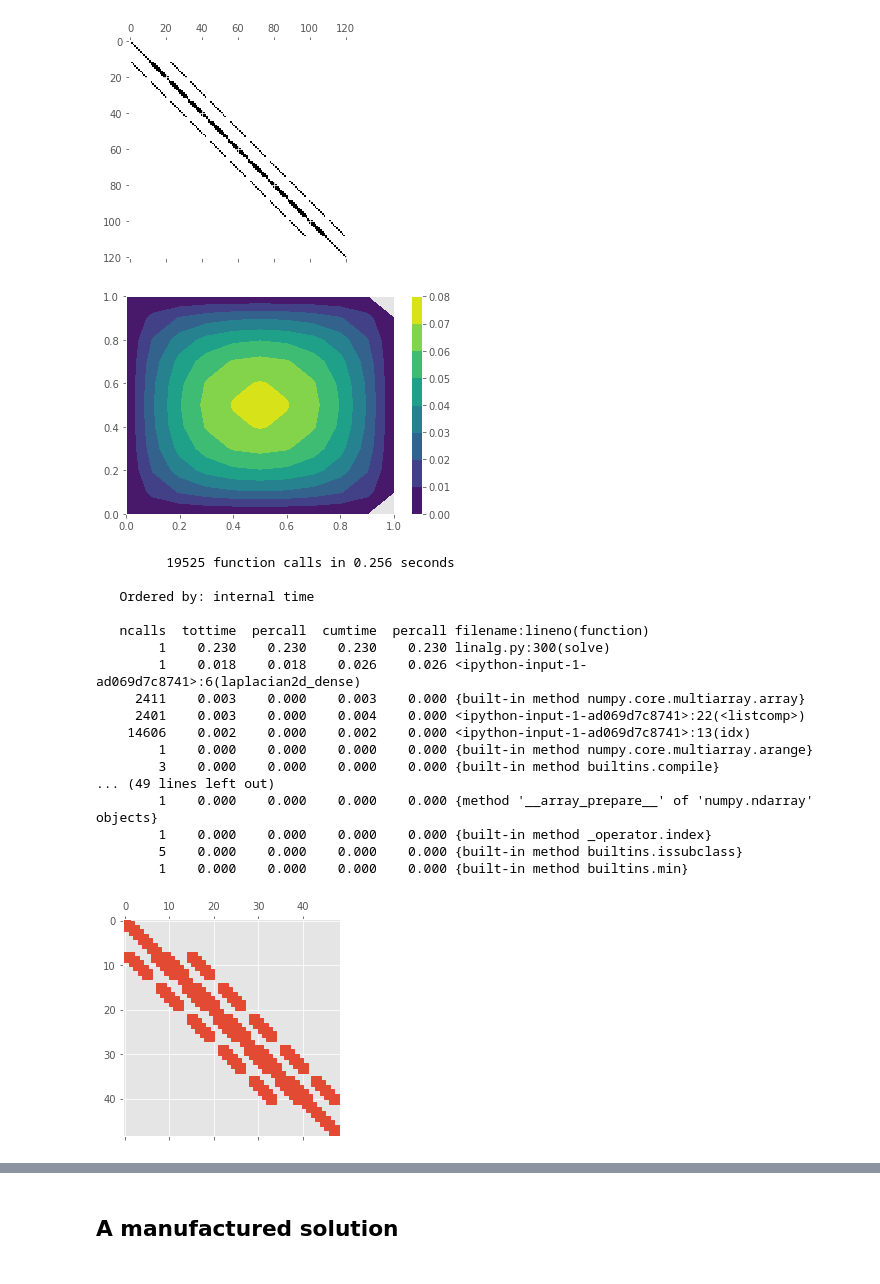
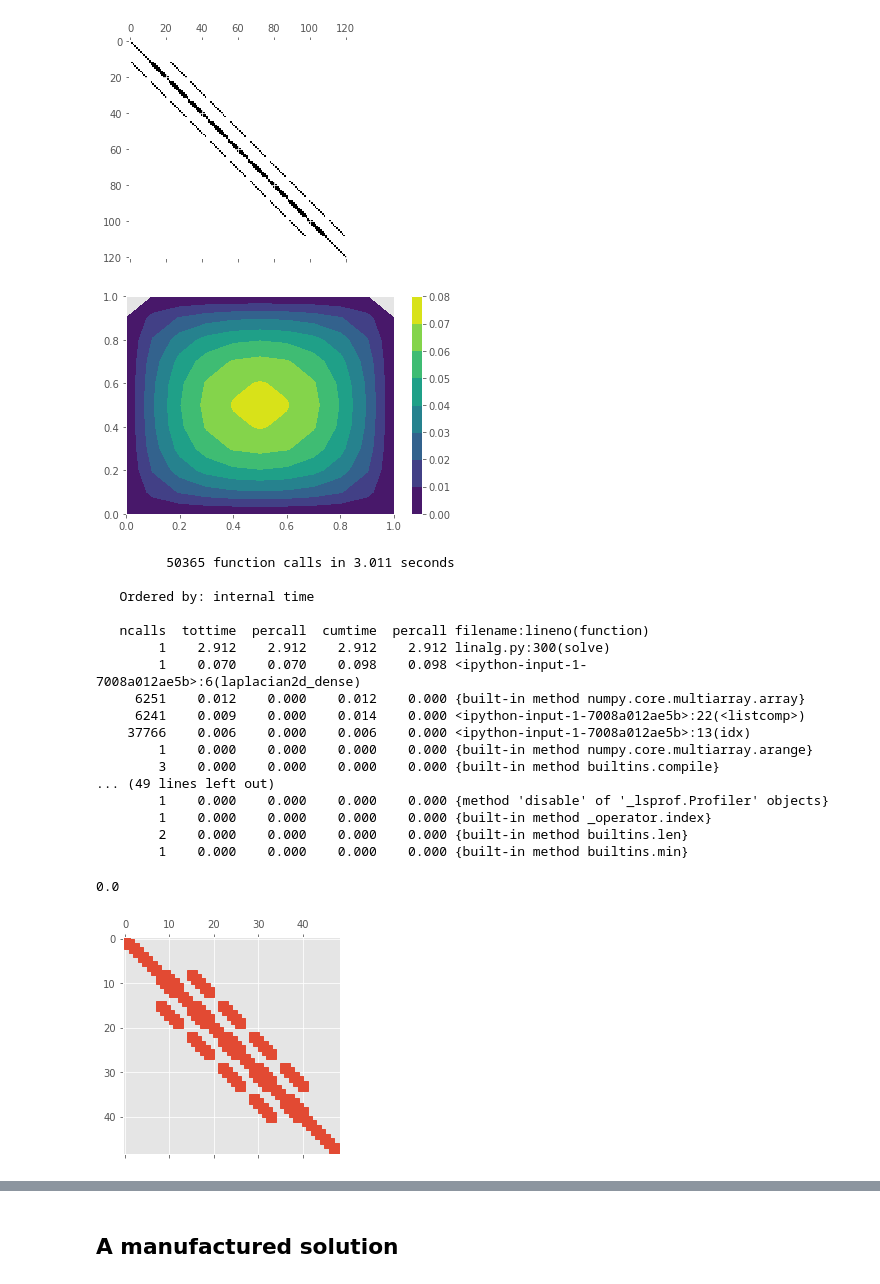
Before and after one commit to cu-numpde/numpde-fall2017, a Jupyter notebook: FD2D.ipynb, the cells around one changed output, grey strips where cells are left out. Drawn from its saved outputs; the diff is of its cells as text; code cells hidden in the pictures.

```diff
--- a/FD2D.ipynb
+++ b/FD2D.ipynb
@@ -31,7 +31,7 @@ pyplot.style.use('ggplot')
 def laplacian2d_dense(h, f, g0):
     m = int(1/h + 1)
     c = numpy.linspace(0, 1, m)
-    x, y = numpy.meshgrid(c, c)
+    y, x = numpy.meshgrid(c, c)
     u0 = g0(x, y).flatten()
     rhs = f(x, y).flatten()
     A = numpy.zeros((m*m, m*m))
@@ -61,71 +61,76 @@ u = numpy.linalg.solve(A, rhs).reshape(x.shape)
 pyplot.contourf(x, y, u)
 pyplot.colorbar();
 # %% [output]
-[figure, old version]
+[figure, new version]
 # %%
 import cProfile
 prof = cProfile.Profile()
 prof.enable()
-x, y, A, rhs = laplacian2d_dense(.02, lambda x,y: 0*x+1, lambda x,y: 0*x)
+x, y, A, rhs = laplacian2d_dense(.0125, lambda x,y: 0*x+1, lambda x,y: 0*x)
 u = numpy.linalg.solve(A, rhs).reshape(x.shape)
 prof.disable()
 prof.print_stats(sort='tottime')
 # %% [output]
-         19525 function calls in 0.256 seconds
+         50365 function calls in 3.011 seconds
 
    Ordered by: internal time
 
    ncalls  tottime  percall  cumtime  percall filename:lineno(function)
-        1    0.230    0.230    0.230    0.230 linalg.py:300(solve)
-        1    0.018    0.018    0.026    0.026 <ipython-input-1-ad069d7c8741>:6(laplacian2d_dense)
-     2411    0.003    0.000    0.003    0.000 {built-in method numpy.core.multiarray.array}
-     2401    0.003    0.000    0.004    0.000 <ipython-input-1-ad069d7c8741>:22(<listcomp>)
-    14606    0.002    0.000    0.002    0.000 <ipython-input-1-ad069d7c8741>:13(idx)
+        1    2.912    2.912    2.912    2.912 linalg.py:300(solve)
+        1    0.070    0.070    0.098    0.098 <ipython-input-1-7008a012ae5b>:6(laplacian2d_dense)
+     6251    0.012    0.000    0.012    0.000 {built-in method numpy.core.multiarray.array}
+     6241    0.009    0.000    0.014    0.000 <ipython-input-1-7008a012ae5b>:22(<listcomp>)
+    37766    0.006    0.000    0.006    0.000 <ipython-input-1-7008a012ae5b>:13(idx)
         1    0.000    0.000    0.000    0.000 {built-in method numpy.core.multiarray.arange}
         3    0.000    0.000    0.000    0.000 {built-in method builtins.compile}
 ... (49 lines left out)
-        1    0.000    0.000    0.000    0.000 {method '__array_prepare__' of 'numpy.ndarray' objects}
+        1    0.000    0.000    0.000    0.000 {method 'disable' of '_lsprof.Profiler' objects}
         1    0.000    0.000    0.000    0.000 {built-in method _operator.index}
-        5    0.000    0.000    0.000    0.000 {built-in method builtins.issubclass}
+        2    0.000    0.000    0.000    0.000 {built-in method builtins.len}
         1    0.000    0.000    0.000    0.000 {built-in method builtins.min}
 # %%
 import scipy.sparse as sp
 import scipy.sparse.linalg
 
 def laplacian2d(h, f, g0):
     m = int(1/h + 1)  # Number of elements in terms of nominal grid spacing h
     h = 1 / (m-1)     # Actual grid spacing
     c = numpy.linspace(0, 1, m)
-    x, y = numpy.meshgrid(c, c)
+    y, x = numpy.meshgrid(c, c)
     u0 = g0(x, y).flatten()
     rhs = f(x, y).flatten()
     A = sp.lil_matrix((m*m, m*m))
     def idx(i, j):
         return i*m + j
     mask = numpy.zeros_like(x, dtype=int)
     mask[1:-1,1:-1] = 1
     mask = mask.flatten()
     for i in range(m):
         for j in range(m):
             row = idx(i, j)
-            stencili = numpy.array([idx(*pair) for pair in [(i-1, j), (i, j-1), (i, j), (i, j+1), (i+1, j)]])
+            stencili = numpy.array([idx(*pair) for pair in
+                                    [(i-1, j), (i, j-1),
+                                     (i, j),
+                                     (i, j+1), (i+1, j)]])
             stencilw = 1/h**2 * numpy.array([-1, -1, 4, -1, -1])
             if mask[row] == 0: # Dirichlet boundary
                 A[row, row] = 1
                 rhs[row] = u0[row]
             else:
                 smask = mask[stencili]
-                cols = stencili #[smask == 1]
-                A[row, cols] = stencilw #[smask == 1]
-                # bdycols = stencili[smask == 0]
-                # rhs[row] -= stencilw[smask == 0] @ u0[bdycols]
+                cols = stencili[smask == 1]
+                A[row, cols] = stencilw[smask == 1]
+                bdycols = stencili[smask == 0]
+                rhs[row] -= stencilw[smask == 0] @ u0[bdycols]
     return x, y, A.tocsr(), rhs
 
 x, y, A, rhs = laplacian2d(.15, lambda x,y: 0*x+1, lambda x,y: 0*x)
 
 pyplot.spy(A);
+sp.linalg.norm(A - A.T)
 # %% [output]
+0.0
-[figure, old version]
+[figure, new version]
 # %%
 prof = cProfile.Profile()
 prof.enable()
```
Also changed, not shown: parts of 17 cells of this notebook.
